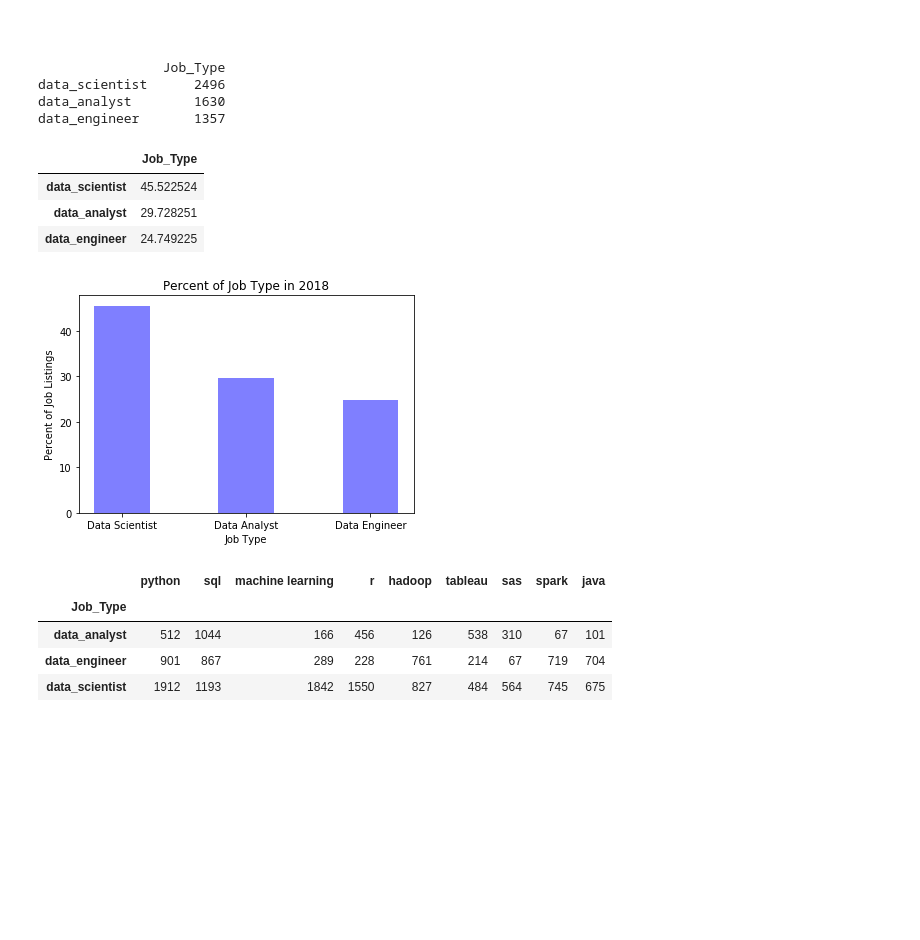
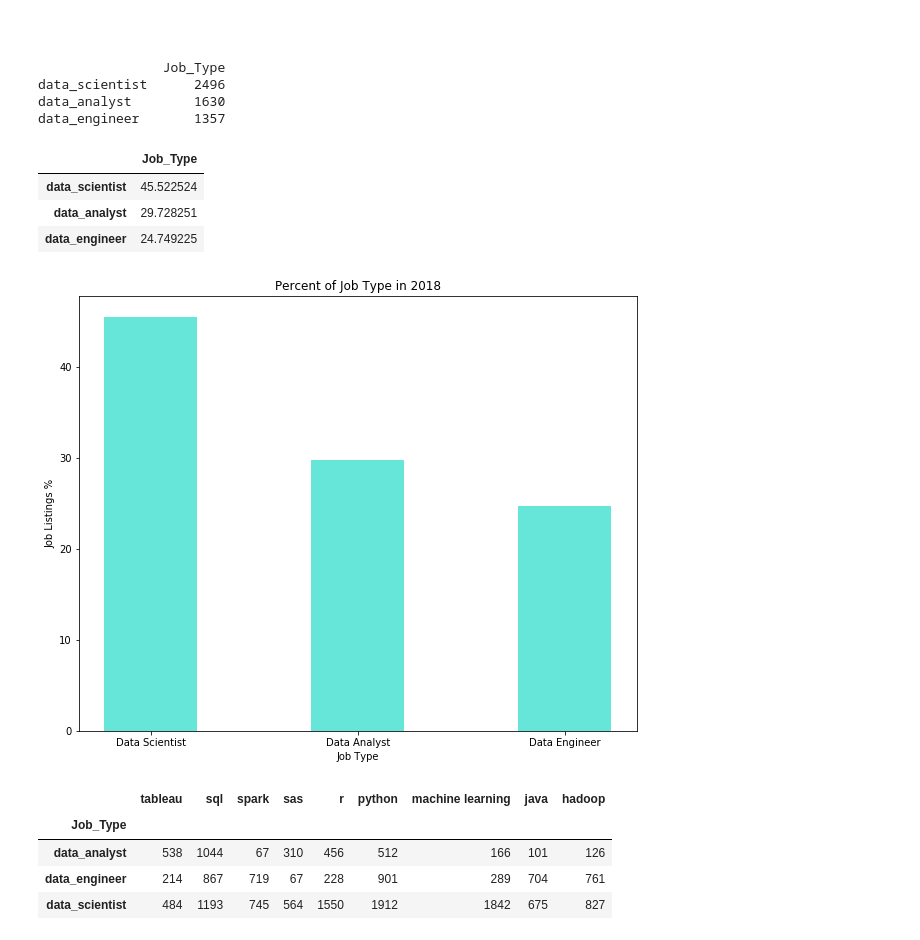
Before and after one commit to cce24/Project-1---Group-2, a Jupyter notebook: 02._Cleaning/Kevins_work2.ipynb, the cells around one changed output. Cells and saved outputs as stored; diff of their text form; code cells hidden in the pictures; blank space fills up the shorter version.

```diff
--- a/02._Cleaning/Kevins_work2.ipynb
+++ b/02._Cleaning/Kevins_work2.ipynb
@@ -333,45 +342,47 @@ Total Average Skills = 8.13386832026263
 job_type=df_cleaned["Job_Type"].value_counts()
 job_type_df=pd.DataFrame(job_type)
 
 print(job_type_df)
 
 sum_type=job_type_df.sum()
 
 job_type_df=job_type_df/sum_type*100
 
 listing=job_type_df["Job_Type"]
 x_axis = [1,2,3]
 
+plt.figure(figsize=(10,8))
+
 width=0.45
-plt.bar(x_axis, listing, width, color='b', alpha=0.5, align="center")
+plt.bar(x_axis, listing, width, color='turquoise', alpha=0.8, align="center")
 
 tick_locations = [value for value in x_axis]
 plt.xticks(tick_locations, ["Data Scientist", "Data Analyst", "Data Engineer"])
 
 
 plt.title("Percent of Job Type in 2018")
 plt.xlabel("Job Type")
-plt.ylabel("Percent of Job Listings")
+plt.ylabel("Job Listings %")
 job_type_df.head()
 # %% [output]
                 Job_Type
 data_scientist      2496
 data_analyst        1630
 data_engineer       1357
 |  | Job_Type |
 | data_scientist | 45.522524 |
 | data_analyst | 29.728251 |
 | data_engineer | 24.749225 |
-[figure, old version]
+[figure, new version]
 # %%
 #Skills for each job type?
-skill_set_type=df_cleaned.groupby("Job_Type")[["python","sql","machine learning","r","hadoop","tableau","sas","spark","java"]].sum()
+skill_set_type=df_cleaned.groupby("Job_Type")[["tableau","sql","spark","sas","r","python","machine learning","java","hadoop"]].sum()
 skill_set_type.head()
 # %% [output]
-|  | python | sql | machine learning | r | hadoop | tableau | sas | spark | java |
+|  | tableau | sql | spark | sas | r | python | machine learning | java | hadoop |
 | Job_Type |  |  |  |  |  |  |  |  |  |
-| data_analyst | 512 | 1044 | 166 | 456 | 126 | 538 | 310 | 67 | 101 |
-| data_engineer | 901 | 867 | 289 | 228 | 761 | 214 | 67 | 719 | 704 |
-| data_scientist | 1912 | 1193 | 1842 | 1550 | 827 | 484 | 564 | 745 | 675 |
+| data_analyst | 538 | 1044 | 67 | 310 | 456 | 512 | 166 | 101 | 126 |
+| data_engineer | 214 | 867 | 719 | 67 | 228 | 901 | 289 | 704 | 761 |
+| data_scientist | 484 | 1193 | 745 | 564 | 1550 | 1912 | 1842 | 675 | 827 |
 # %%
 #Credit: https://benalexkeen.com/bar-charts-in-matplotlib/
```
Also changed, not shown: parts of 8 cells of this notebook.
